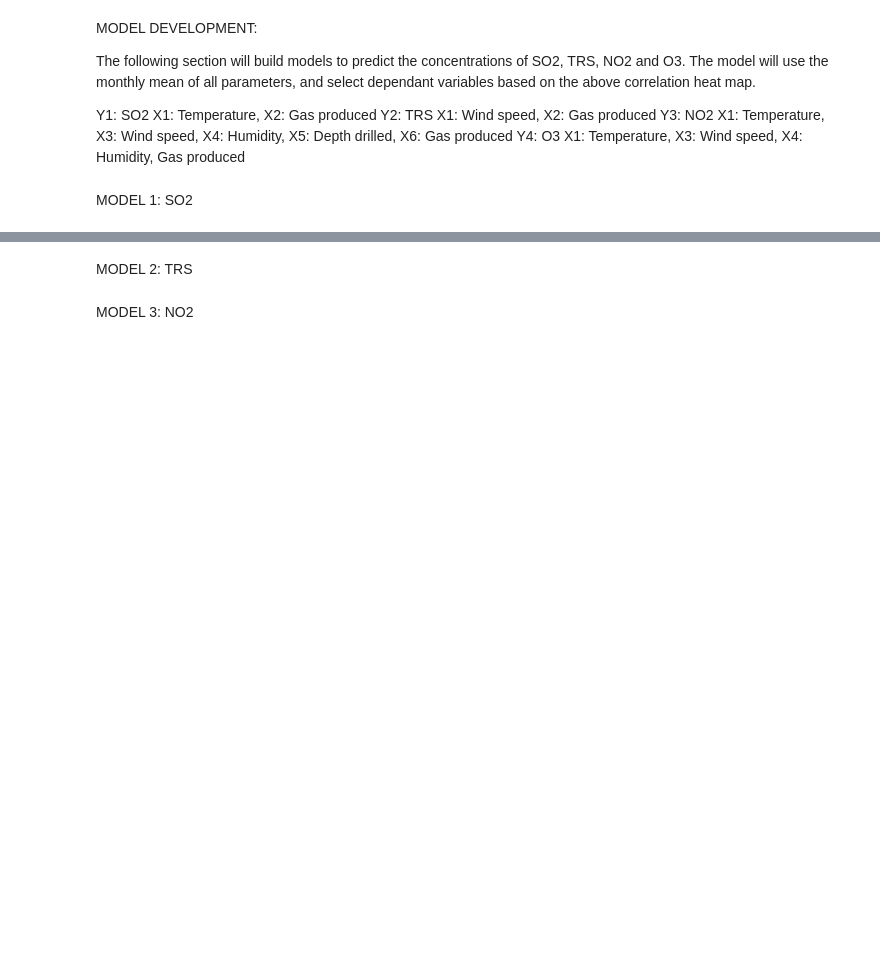
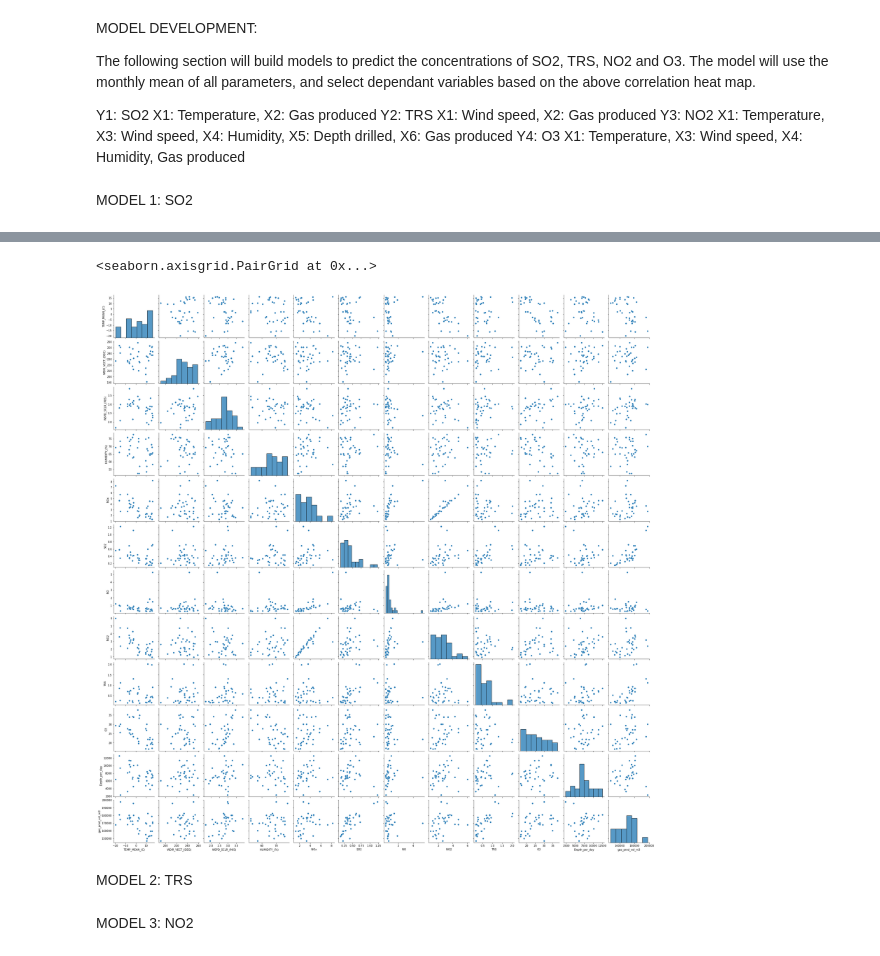
Before and after one commit to mirandadoris/CIV1498_Project2_Pythoneers, a Jupyter notebook: 2-Analysis/Weather_AQ_UOG_Analysis.ipynb, the cells around one changed output, grey strips where cells are left out. Drawn from its saved outputs; the diff is of its cells as text; code cells hidden in the pictures; blank space fills up the shorter version.

```diff
--- a/2-Analysis/Weather_AQ_UOG_Analysis.ipynb
+++ b/2-Analysis/Weather_AQ_UOG_Analysis.ipynb
@@ -178,3 +277,8 @@ MODEL 1: SO2
+# %%
+sns.pairplot(month_mean)
+# %% [output]
+<seaborn.axisgrid.PairGrid at 0x...>
+[figure, added]
 # %% [markdown]
 MODEL 2: TRS
 # %% [markdown]
```
Also changed, not shown: parts of 14 cells of this notebook.
